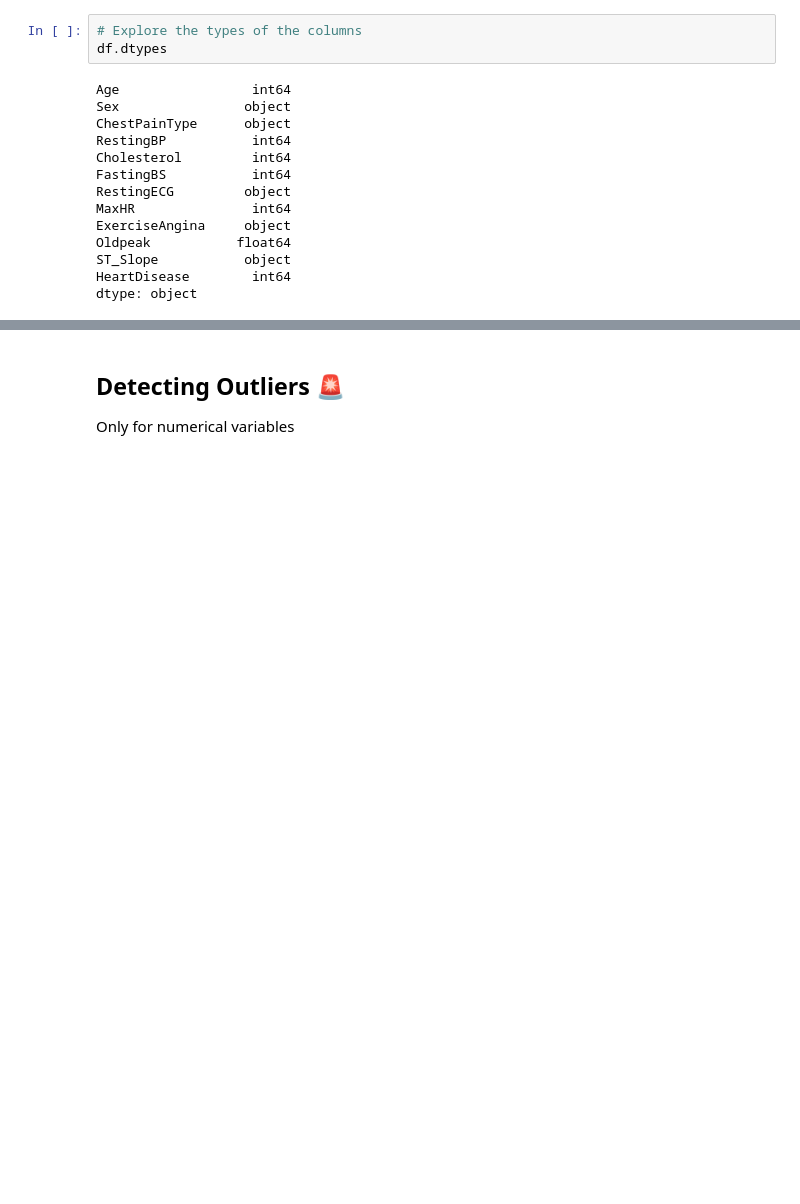
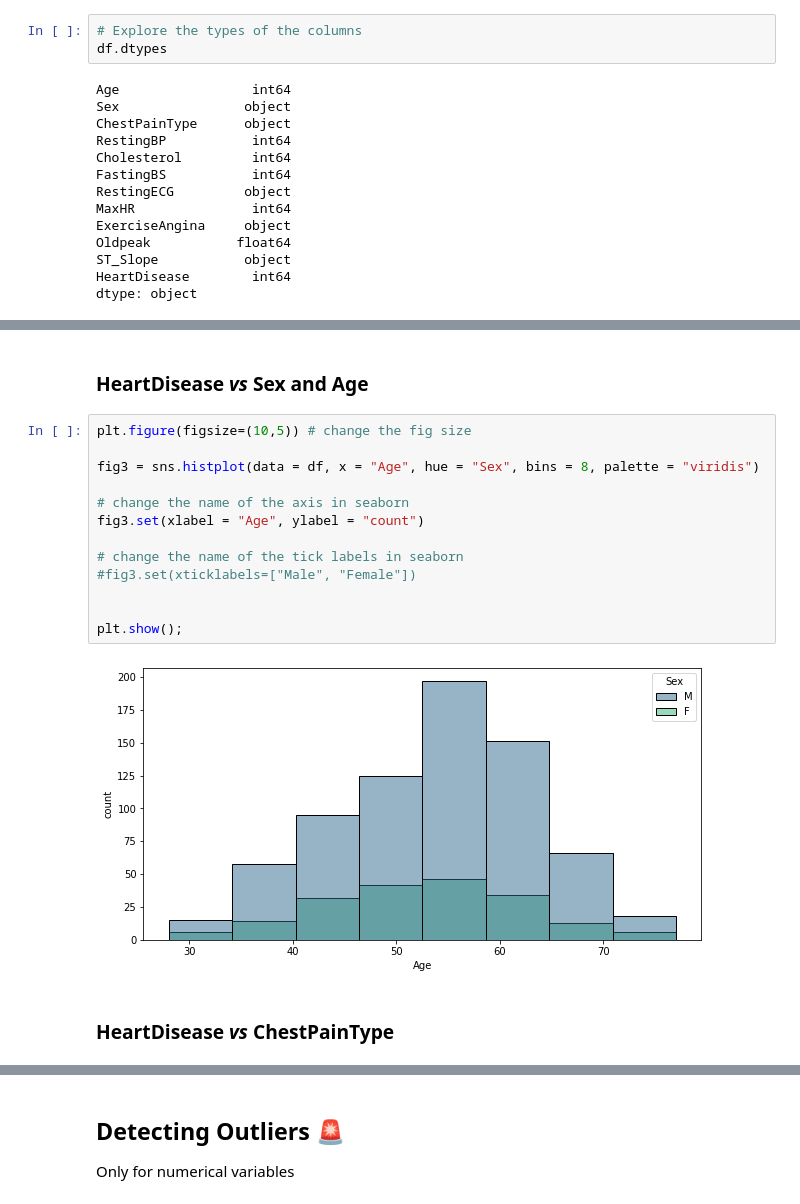
Before and after one commit to AnaAGG/Heart-Disease-Prediction, a Jupyter notebook: notebooks/Heart_Disease_Prediction_AnaG.ipynb, the cells around one changed output, grey strips where cells are left out. Drawn from its saved outputs; the diff is of its cells as text; blank space fills up the shorter version.

```diff
--- a/notebooks/Heart_Disease_Prediction_AnaG.ipynb
+++ b/notebooks/Heart_Disease_Prediction_AnaG.ipynb
@@ -247,0 +221,19 @@ plt.show();
+# %% [markdown]
+### HeartDisease *vs* Sex and Age
+# %%
+plt.figure(figsize=(10,5)) # change the fig size
+
+fig3 = sns.histplot(data = df, x = "Age", hue = "Sex", bins = 8, palette = "viridis")
+
+# change the name of the axis in seaborn
+fig3.set(xlabel = "Age", ylabel = "count")
+
+# change the name of the tick labels in seaborn
+#fig3.set(xticklabels=["Male", "Female"])
+
+
+plt.show();
+# %% [output]
+[figure, added]
+# %% [markdown]
+### HeartDisease *vs* ChestPainType
```
Also changed, not shown: parts of 64 cells of this notebook.
